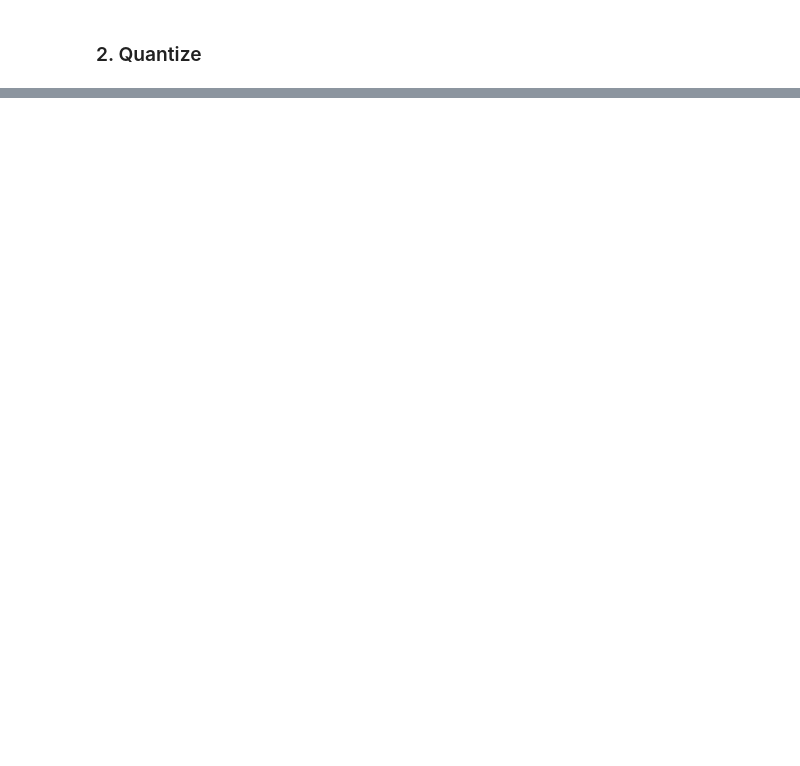
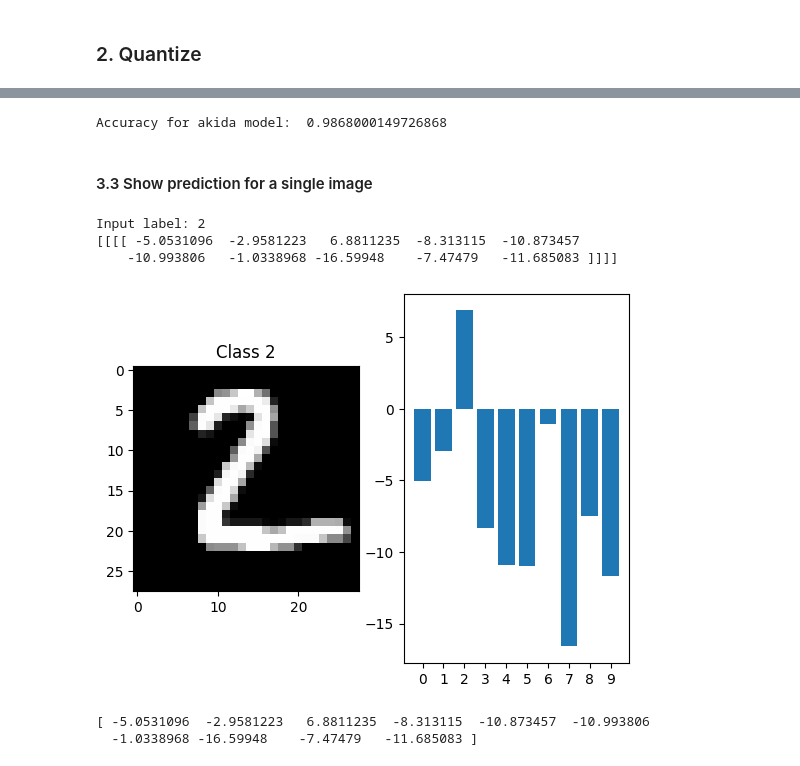
Before and after one commit to robyk01/spacecraft-neuromorphic-architecture, a Jupyter notebook: src/akida.ipynb, the cells around one changed output, grey strips where cells are left out. Cells and saved outputs as stored; diff of their text form; code cells hidden in the pictures; blank space fills up the shorter version.

Commit message:
finished akida workflow

```diff
--- a/src/akida.ipynb
+++ b/src/akida.ipynb
@@ -131,0 +153,3 @@ ModuleNotFoundError: No module named 'quantizeml'
+# %%
+qparams = QuantizationParams(input_weight_bits=8, weight_bits=4, activation_bits=4)
+model_quantized = quantize(model_keras, qparams=qparams, samples=x_train, num_samples=1024, batch_size=100, epochs=2)
@@ -131,0 +165,8 @@ ModuleNotFoundError: No module named 'quantizeml'
+# %%
+model_quantized.compile(
+    loss=keras.losses.SparseCategoricalCrossentropy(from_logits=True),
+    optimizer=keras.optimizers.Adam(learning_rate=1e-4),
+    metrics=['accuracy']
+)
+
+model_quantized.fit(x_train, y_train, epochs=5, validation_split=0.1)
@@ -131,0 +194,5 @@ ModuleNotFoundError: No module named 'quantizeml'
+# %%
+from cnn2snn import convert # type: ignore
+
+model_akida = convert(model_quantized)
+model_akida.summary()
@@ -131,0 +217,32 @@ ModuleNotFoundError: No module named 'quantizeml'
+# %%
+score = model_akida.evaluate(x_test, y_test.astype(np.int32))
+print("Accuracy for akida model: ", score)
+
+assert score > 0.96
+# %% [output]
+Accuracy for akida model:  0.9868000149726868
+# %% [markdown]
+#### 3.3 Show prediction for a single image
+# %%
+sample_image = 1
+image = x_test[sample_image]
+outputs = model_akida.predict(image.reshape(1, 28, 28, 1))
+print('Input label: %i' % y_test[sample_image])
+print(outputs)
+# %% [output]
+Input label: 2
+[[[[ -5.0531096  -2.9581223   6.8811235  -8.313115  -10.873457
+    -10.993806   -1.0338968 -16.59948    -7.47479   -11.685083 ]]]]
+# %%
+f, axarr = plt.subplots(1, 2)
+axarr[0].imshow(x_test[sample_image].reshape((28, 28)), cmap=cm.Greys_r)
+axarr[0].set_title('Class %d' % y_test[sample_image])
+axarr[1].bar(range(10), outputs.squeeze())
+axarr[1].set_xticks(range(10))
+plt.show()
+
+print(outputs.squeeze())
+# %% [output]
+[figure, added]
+[ -5.0531096  -2.9581223   6.8811235  -8.313115  -10.873457  -10.993806
+  -1.0338968 -16.59948    -7.47479   -11.685083 ]
```
Also changed, not shown: parts of 21 cells of this notebook, 1 other file.
